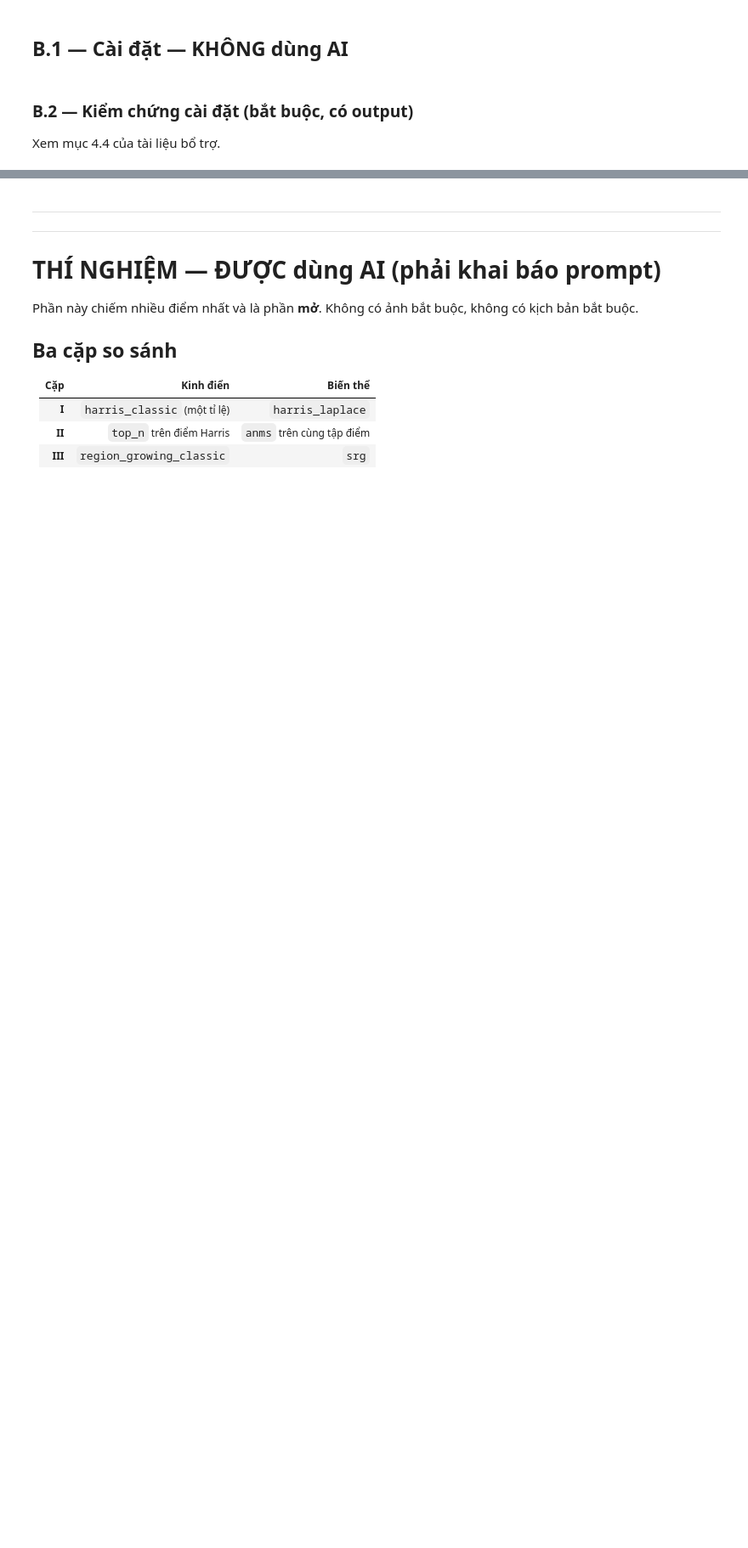
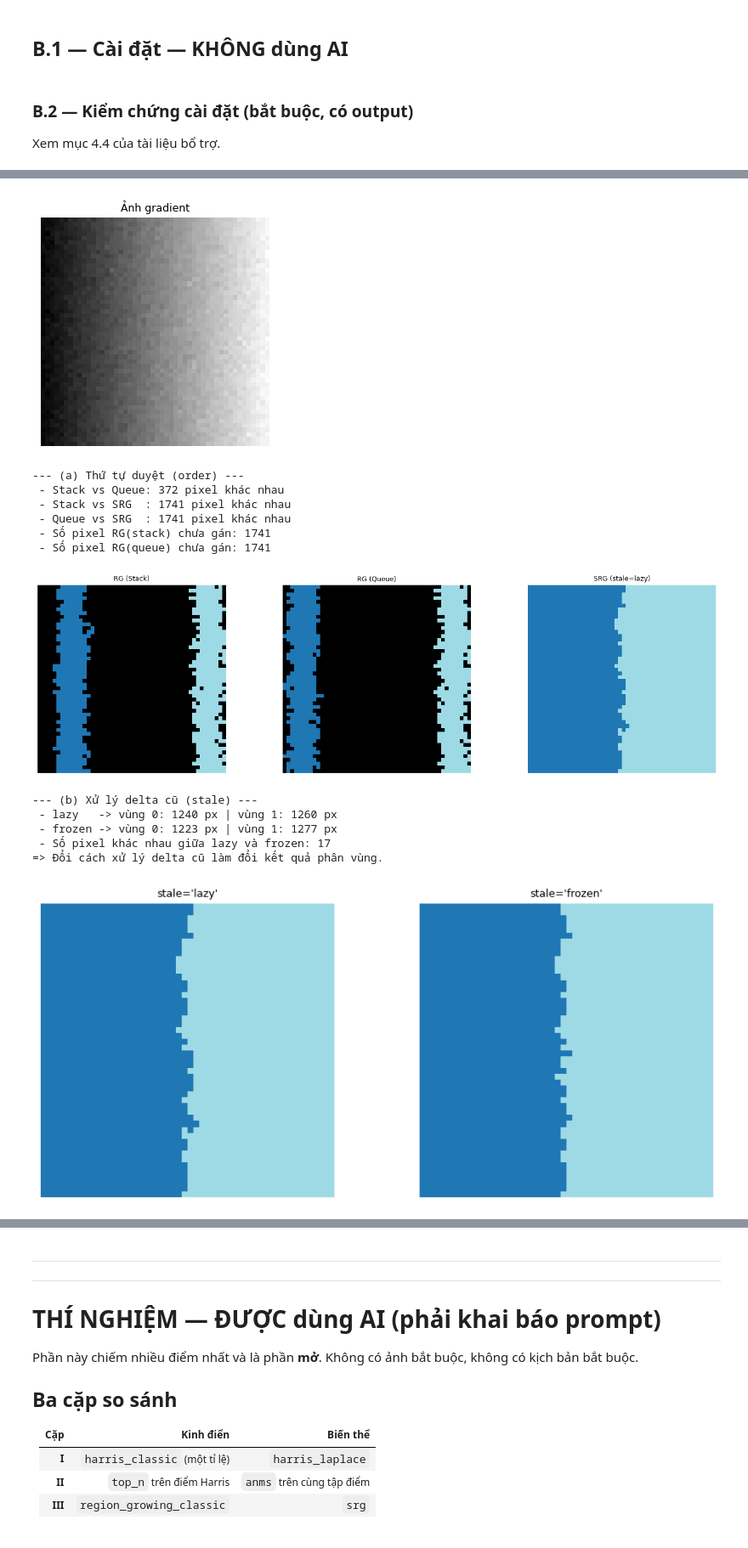
Before and after one commit to lequangmy5522/XLA-TGMT, a Jupyter notebook: bt2_khung.ipynb, the cells around one changed output, grey strips where cells are left out. Shown at 85% size. Saved outputs shown, nothing was run; the diff lists cells and outputs as text; code cells hidden in the pictures; blank space fills up the shorter version.

```diff
--- a/bt2_khung.ipynb
+++ b/bt2_khung.ipynb
@@ -716,0 +744,69 @@ Kiểm chứng 1: Thành công. Mọi pixel đều đã được gán nhãn (lab
+# %%
+# KIỂM CHỨNG 4 — Đối chiếu với Region Growing
+# Trên cùng một ảnh: region_growing_classic order="stack" vs order="queue" vs srg.
+# Báo cáo số pixel khác nhau trong từng cặp.
+
+cols_grad = 50
+hang_gradient = np.linspace(0, 100, cols_grad)
+gradient_img = np.tile(hang_gradient, (cols_grad, 1))
+np.random.seed(1)
+nhieu = np.random.randn(cols_grad, cols_grad) * 2.0
+gradient_img = gradient_img + nhieu
+
+seeds_grad = [(25, 5), (25, 45)]
+T_grad = 8.0
+
+show_grid([gradient_img], titles=["Ảnh gradient"], cmap="gray")
+
+# (a) RG(stack) vs RG(queue) vs SRG
+labels_stack = region_growing_classic(gradient_img, seeds_grad, T=T_grad, order="stack")
+labels_queue = region_growing_classic(gradient_img, seeds_grad, T=T_grad, order="queue")
+labels_srg_grad, _ = srg(gradient_img, seeds_grad, stale="lazy")
+
+print("--- (a) Thứ tự duyệt (order) ---")
+print(f" - Stack vs Queue: {np.sum(labels_stack != labels_queue)} pixel khác nhau")
+print(f" - Stack vs SRG  : {np.sum(labels_stack != labels_srg_grad)} pixel khác nhau")
+print(f" - Queue vs SRG  : {np.sum(labels_queue != labels_srg_grad)} pixel khác nhau")
+print(f" - Số pixel RG(stack) chưa gán: {np.sum(labels_stack < 0)}")
+print(f" - Số pixel RG(queue) chưa gán: {np.sum(labels_queue < 0)}")
+
+fig, axes = plt.subplots(1, 3, figsize=(14, 4))
+show_labels(labels_stack, title="RG (Stack)", ax=axes[0])
+show_labels(labels_queue, title="RG (Queue)", ax=axes[1])
+show_labels(labels_srg_grad, title="SRG (stale=lazy)", ax=axes[2])
+plt.tight_layout(); plt.show()
+
+# (b) stale="lazy" vs stale="frozen"
+labels_lazy, _ = srg(gradient_img, seeds_grad, stale="lazy")
+labels_frozen, _ = srg(gradient_img, seeds_grad, stale="frozen")
+
+n0_lazy, n1_lazy = np.sum(labels_lazy == 0), np.sum(labels_lazy == 1)
+n0_frozen, n1_frozen = np.sum(labels_frozen == 0), np.sum(labels_frozen == 1)
+
+print("\n--- (b) Xử lý delta cũ (stale) ---")
+print(f" - lazy   -> vùng 0: {n0_lazy:4d} px | vùng 1: {n1_lazy:4d} px")
+print(f" - frozen -> vùng 0: {n0_frozen:4d} px | vùng 1: {n1_frozen:4d} px")
+so_pixel_khac_stale = np.sum(labels_lazy != labels_frozen)
+print(f" - Số pixel khác nhau giữa lazy và frozen: {so_pixel_khac_stale}")
+assert so_pixel_khac_stale > 0, "lazy và frozen cho kết quả giống hệt nhau!"
+print("=> Đổi cách xử lý delta cũ làm đổi kết quả phân vùng.")
+
+fig, axes = plt.subplots(1, 2, figsize=(9.5, 4))
+show_labels(labels_lazy, title="stale='lazy'", ax=axes[0])
+show_labels(labels_frozen, title="stale='frozen'", ax=axes[1])
+plt.tight_layout(); plt.show()
+# %% [output]
+[figure, added]
+--- (a) Thứ tự duyệt (order) ---
+ - Stack vs Queue: 372 pixel khác nhau
+ - Stack vs SRG  : 1741 pixel khác nhau
+ - Queue vs SRG  : 1741 pixel khác nhau
+ - Số pixel RG(stack) chưa gán: 1741
+ - Số pixel RG(queue) chưa gán: 1741
+[figure, added]
+--- (b) Xử lý delta cũ (stale) ---
+ - lazy   -> vùng 0: 1240 px | vùng 1: 1260 px
+ - frozen -> vùng 0: 1223 px | vùng 1: 1277 px
+ - Số pixel khác nhau giữa lazy và frozen: 17
+=> Đổi cách xử lý delta cũ làm đổi kết quả phân vùng.
+[figure, added]
```
Also changed, not shown: parts of 8 cells of this notebook.
